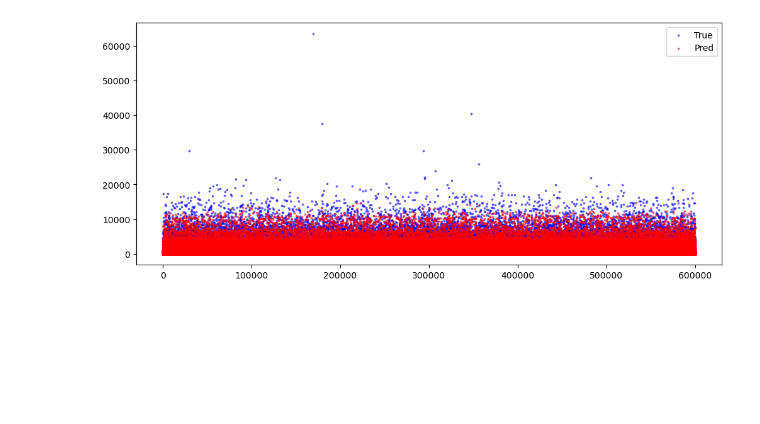
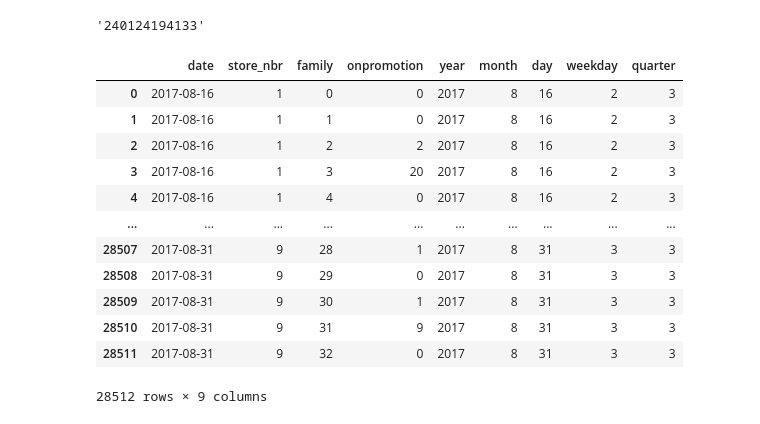
Before and after one commit to HoChangLee98/kaggle-store-sales, a Jupyter notebook: notebook/hochang-baseline-model.ipynb, the cells around one changed output. Cells and saved outputs as stored; diff of their text form; code cells hidden in the pictures; blank space fills up the shorter version.

```diff
--- a/notebook/hochang-baseline-model.ipynb
+++ b/notebook/hochang-baseline-model.ipynb
@@ -79,9 +12,22 @@ baseline_model_submission.to_csv("../submit/baseline_model_iter1000.csv", index=
-# %%
-import matplotlib.pyplot as plt
-plt.figure(figsize=(12, 5))
-plt.scatter(x=eval_set["X"].index ,y=eval_set["y"], alpha=0.5, s=3, marker="o", c="blue", label="True")
-plt.scatter(x=eval_set["X"].index ,y=y_val_pred, alpha=0.5, s=3, marker="o", c="red", label="Pred")
-plt.legend()
-plt.show()
-# %% [output]
-[figure, removed]
+# %%
+
+from datetime import datetime
+datetime.today().strftime("%y%m%d%H%M%S")
+# %% [output]
+'240124194133'
+# %%
+datasets["X_test"]
+# %% [output]
+|  | date | store_nbr | family | onpromotion | year | month | day | weekday | quarter |
+| 0 | 2017-08-16 | 1 | 0 | 0 | 2017 | 8 | 16 | 2 | 3 |
+| 1 | 2017-08-16 | 1 | 1 | 0 | 2017 | 8 | 16 | 2 | 3 |
+| 2 | 2017-08-16 | 1 | 2 | 2 | 2017 | 8 | 16 | 2 | 3 |
+| 3 | 2017-08-16 | 1 | 3 | 20 | 2017 | 8 | 16 | 2 | 3 |
+| 4 | 2017-08-16 | 1 | 4 | 0 | 2017 | 8 | 16 | 2 | 3 |
+| ... | ... | ... | ... | ... | ... | ... | ... | ... | ... |
+| 28507 | 2017-08-31 | 9 | 28 | 1 | 2017 | 8 | 31 | 3 | 3 |
+| 28508 | 2017-08-31 | 9 | 29 | 0 | 2017 | 8 | 31 | 3 | 3 |
+| 28509 | 2017-08-31 | 9 | 30 | 1 | 2017 | 8 | 31 | 3 | 3 |
+| 28510 | 2017-08-31 | 9 | 31 | 9 | 2017 | 8 | 31 | 3 | 3 |
+| 28511 | 2017-08-31 | 9 | 32 | 0 | 2017 | 8 | 31 | 3 | 3 |
+28512 rows × 9 columns
```
Also changed, not shown: parts of 11 cells of this notebook.
